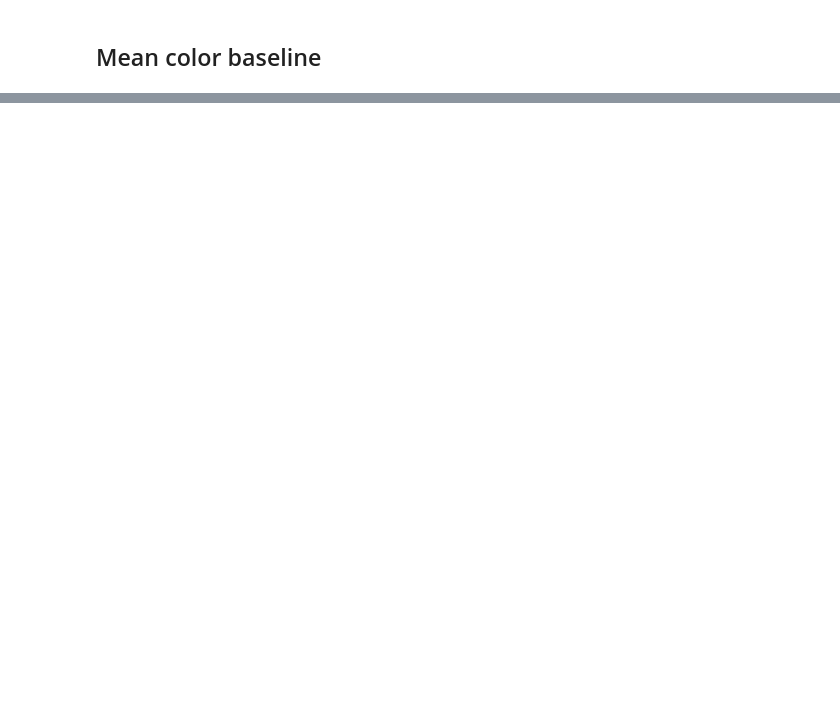
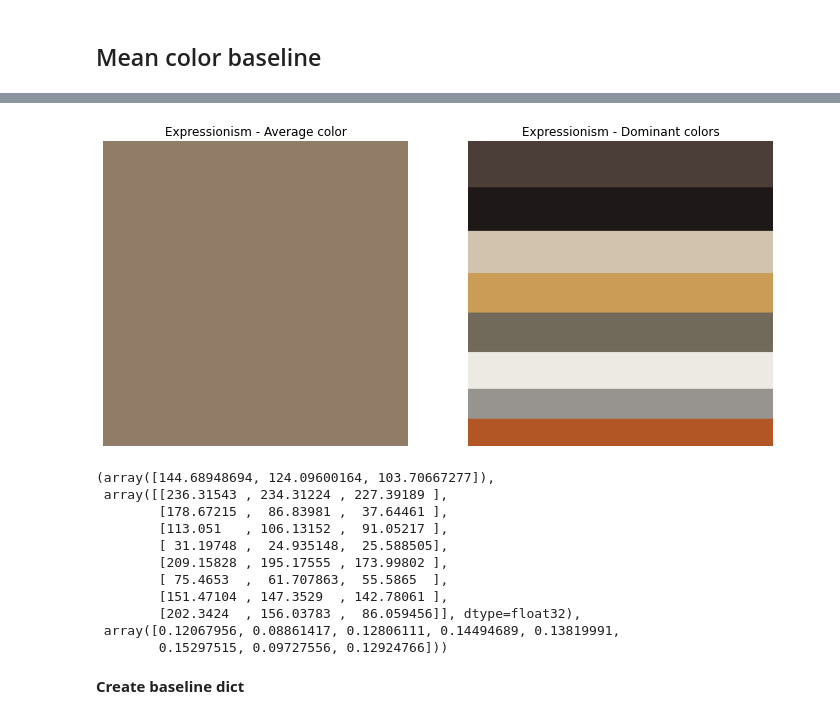
Before and after one commit to gregoirelafay/neural-art, a Jupyter notebook: notebooks/Baselines.ipynb, the cells around one changed output, grey strips where cells are left out. Saved outputs shown, nothing was run; the diff lists cells and outputs as text; code cells hidden in the pictures; blank space fills up the shorter version.

```diff
--- a/notebooks/Baselines.ipynb
+++ b/notebooks/Baselines.ipynb
@@ -331,0 +447,19 @@ array([  0, 123, 220, 280, 338, 379])
+# %%
+root=MAIN_PATH + IMAGES + '/'
+baseline_expressionism=baselines_viz_mov(df,root,'expressionism',8)
+baseline_expressionism
+# %% [output]
+[figure, added]
+(array([144.68948694, 124.09600164, 103.70667277]),
+ array([[236.31543 , 234.31224 , 227.39189 ],
+        [178.67215 ,  86.83981 ,  37.64461 ],
+        [113.051   , 106.13152 ,  91.05217 ],
+        [ 31.19748 ,  24.935148,  25.588505],
+        [209.15828 , 195.17555 , 173.99802 ],
+        [ 75.4653  ,  61.707863,  55.5865  ],
+        [151.47104 , 147.3529  , 142.78061 ],
+        [202.3424  , 156.03783 ,  86.059456]], dtype=float32),
+ array([0.12067956, 0.08861417, 0.12806111, 0.14494689, 0.13819991,
+        0.15297515, 0.09727556, 0.12924766]))
+# %% [markdown]
+**Create baseline dict**
```
Also changed, not shown: parts of 19 cells of this notebook.
